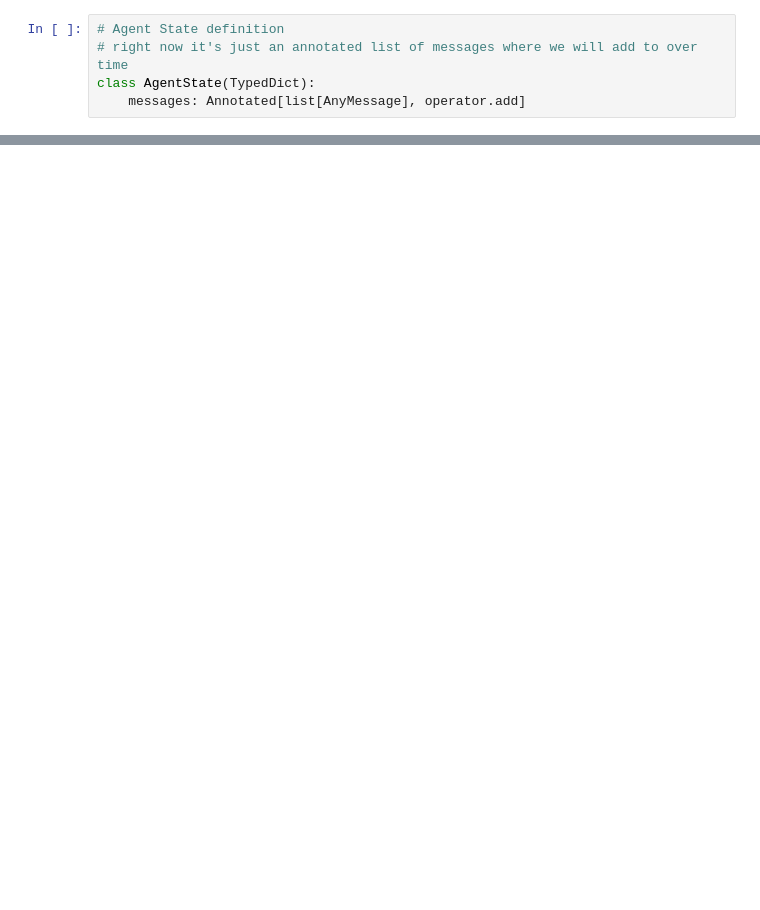
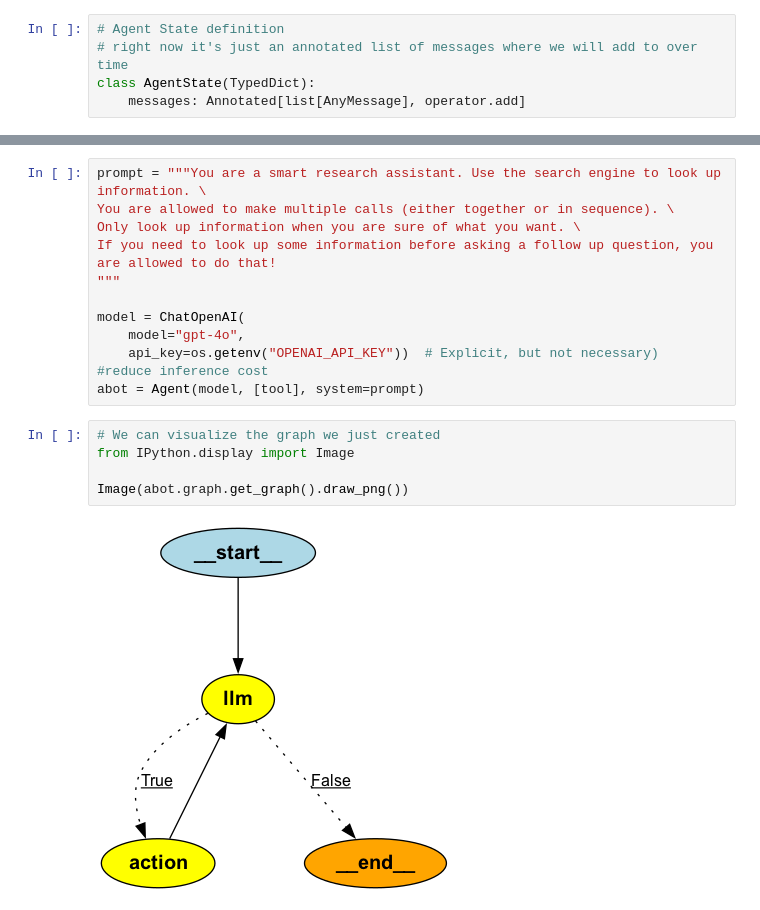
Before and after one commit to Glareone/AI-LLM-RAG-best-practices, a Jupyter notebook: LangGraph/Examples/ReACT/ReACT-Lab2-LangGraph/LangGraph-lab.ipynb, the cells around one changed output, grey strips where cells are left out. Drawn from its saved outputs; the diff is of its cells as text; blank space fills up the shorter version.

```diff
--- a/LangGraph/Examples/ReACT/ReACT-Lab2-LangGraph/LangGraph-lab.ipynb
+++ b/LangGraph/Examples/ReACT/ReACT-Lab2-LangGraph/LangGraph-lab.ipynb
@@ -99,3 +115,21 @@ class Agent:
             results.append(ToolMessage(tool_call_id=t['id'], name=t['name'], content=str(result)))
         print("Back to the model!")
         return {'messages': results}
+# %%
+prompt = """You are a smart research assistant. Use the search engine to look up information. \
+You are allowed to make multiple calls (either together or in sequence). \
+Only look up information when you are sure of what you want. \
+If you need to look up some information before asking a follow up question, you are allowed to do that!
+"""
+
+model = ChatOpenAI(
+    model="gpt-4o",
+    api_key=os.getenv("OPENAI_API_KEY"))  # Explicit, but not necessary)  #reduce inference cost
+abot = Agent(model, [tool], system=prompt)
+# %%
+# We can visualize the graph we just created
+from IPython.display import Image
+
+Image(abot.graph.get_graph().draw_png())
+# %% [output]
+[figure, added]
```
Also changed, not shown: parts of 9 cells of this notebook.
